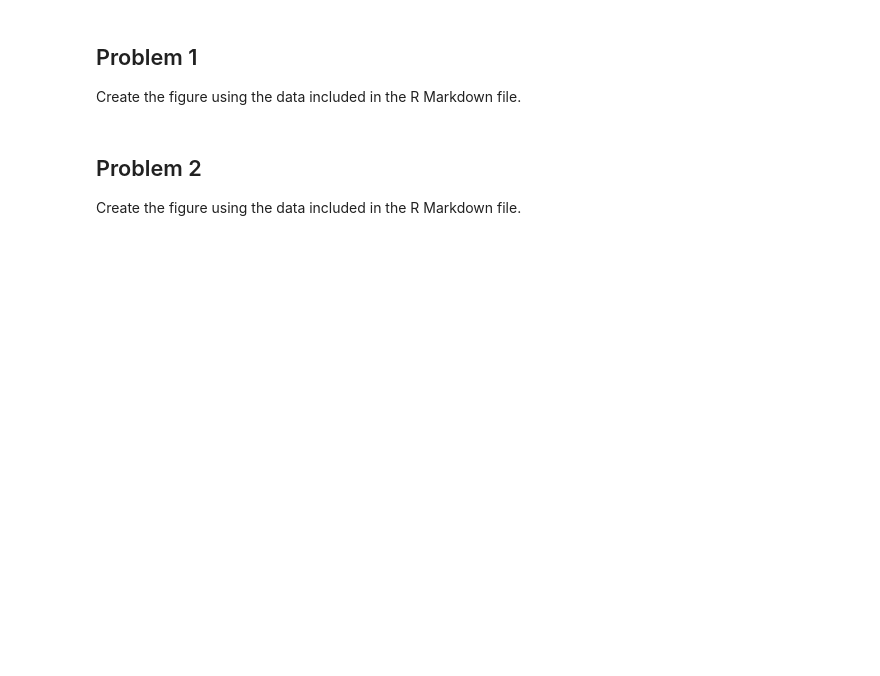
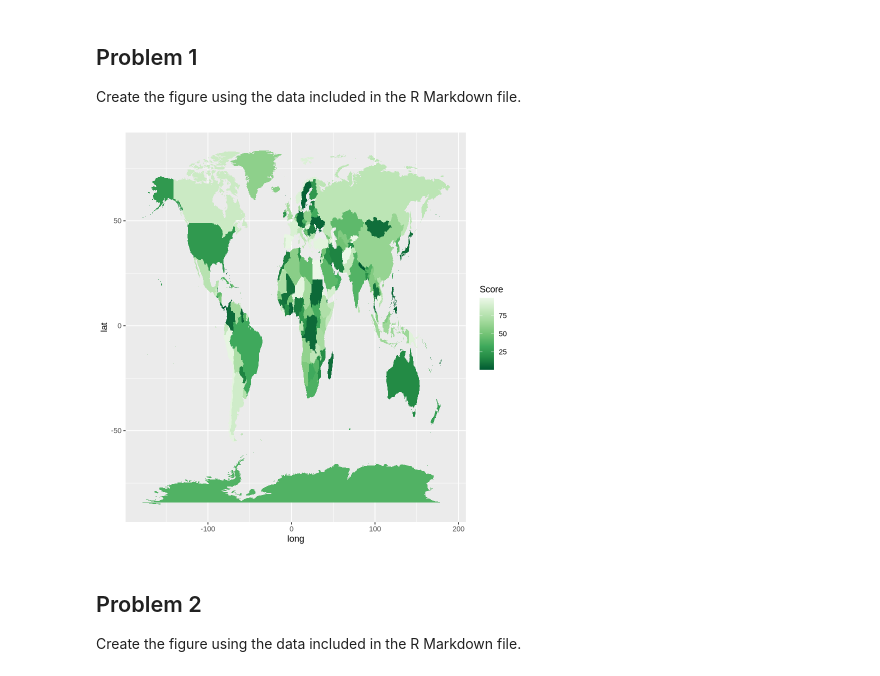
Before and after one commit to mwoitek/r_advanced_data_visualization, a Jupyter notebook: assignment_2/peer_review_2.ipynb, the cells around one changed output. Cells and saved outputs as stored; diff of their text form; code cells hidden in the pictures; blank space fills up the shorter version.

```diff
--- a/assignment_2/peer_review_2.ipynb
+++ b/assignment_2/peer_review_2.ipynb
@@ -19,6 +19,6 @@ my_world_map <- map_data("world")
 countries <- unique(my_world_map$region)
 set.seed(987)
 some_data_values <- data.frame(
-    "Region" = countries,
+    "region" = countries,
     "Score" = runif(252, 0, 100)
 )
@@ -29,3 +25,20 @@ some_data_values <- data.frame(
+# %%
+# Use `left_join` to combine `my_world_map` and `some_data_values`:
+data_plot_1 <- dplyr::left_join(my_world_map, some_data_values, by = "region")
+
+# Plot the figure:
+ggplot2::ggplot(
+    data = data_plot_1,
+    mapping = ggplot2::aes(
+        x = long,
+        y = lat,
+        group = group,
+        fill = Score
+    )) +
+    ggplot2::geom_polygon() +
+    ggplot2::scale_fill_distiller(palette = 5)
+# %% [output]
+[figure, added]
 # %% [markdown]
 ## Problem 2
 
```
Also changed, not shown: parts of 5 cells of this notebook, 3 other files.
